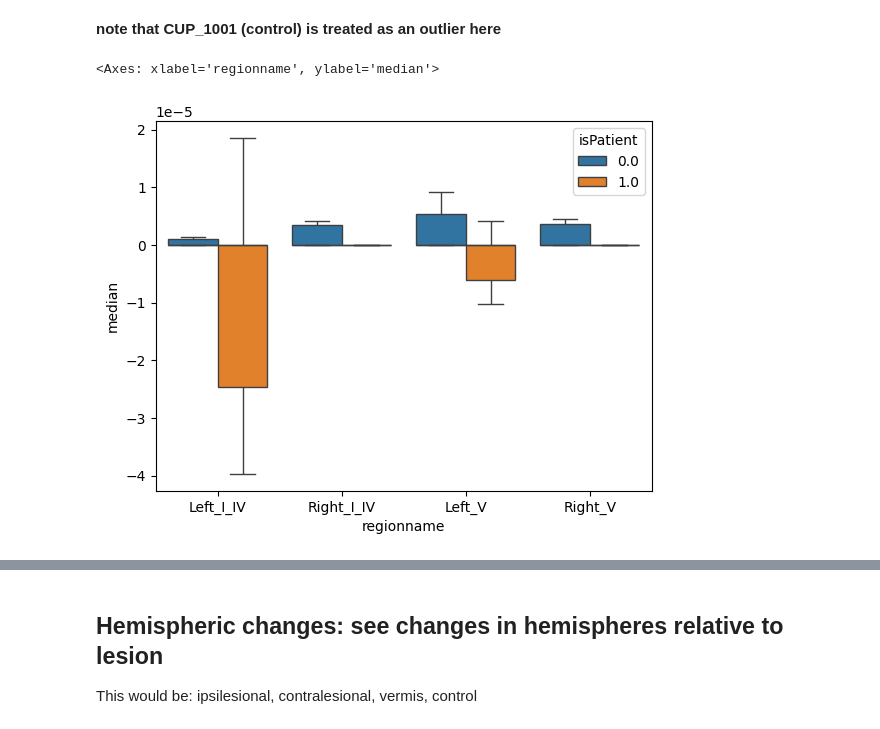
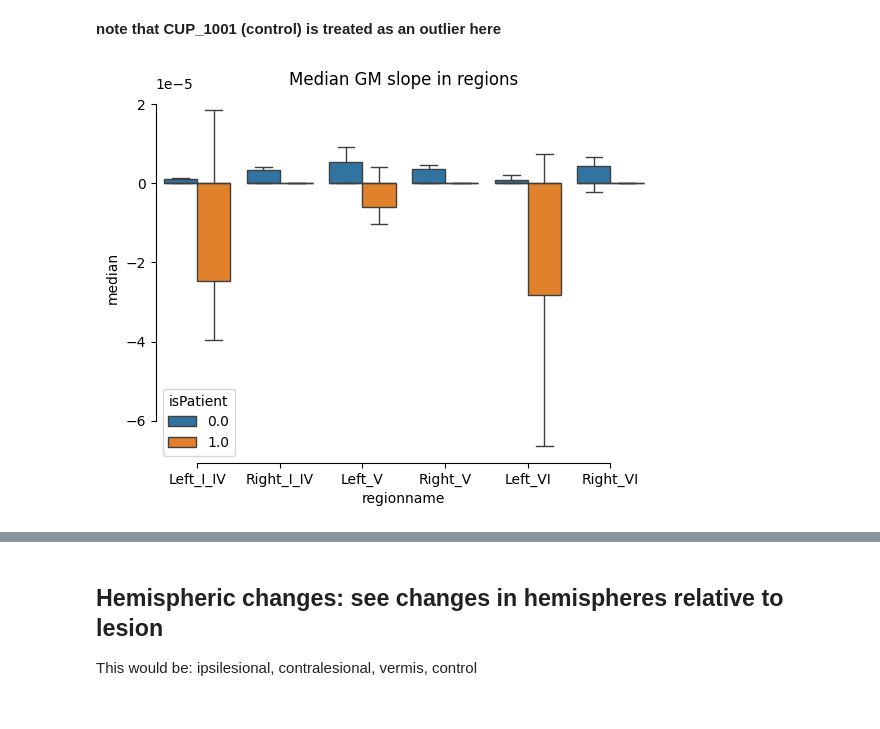
Before and after one commit to medhakp/smarts_cerebellum, a Jupyter notebook: data_analysis/MNISym_coreg_slope_analysis.ipynb, the cells around one changed output, grey strips where cells are left out. Cells and saved outputs as stored; diff of their text form; code cells hidden in the pictures.

Commit message:
update slope analysis notebook

```diff
--- a/data_analysis/MNISym_coreg_slope_analysis.ipynb
+++ b/data_analysis/MNISym_coreg_slope_analysis.ipynb
@@ -53,12 +34,15 @@ df=df[df.subj_id != 'CUP_1001']
 #df = pd.read_csv(f'{path}/MNISym_coreg_slope_rightLesion_AtlasSUIT_summarized.tsv', sep = '\t')
 
 # using the areas identified in "surface_projections.ipynb"
-rois = ['Left_I_IV', 'Right_I_IV', 'Left_V', 'Right_V']
+rois = ['Left_I_IV', 'Right_I_IV', 'Left_V', 'Right_V', 'Left_VI', 'Right_VI']
 
 df_rois_CSF = df[df.regionname.isin(rois) & (df.image==4)]
 df_rois_GM = df[df.regionname.isin(rois) & (df.image==2)]
 # %%
 sns.boxplot(data=df_rois_GM, x='regionname', y='median', hue='isPatient', showfliers=False )
+
+sns.despine(trim = True)
+plt.title('Median GM slope in regions')
+plt.show()
 # %% [output]
-<Axes: xlabel='regionname', ylabel='median'>
-[figure, old version]
+[figure, new version]
```
Also changed, not shown: parts of 7 cells of this notebook.
